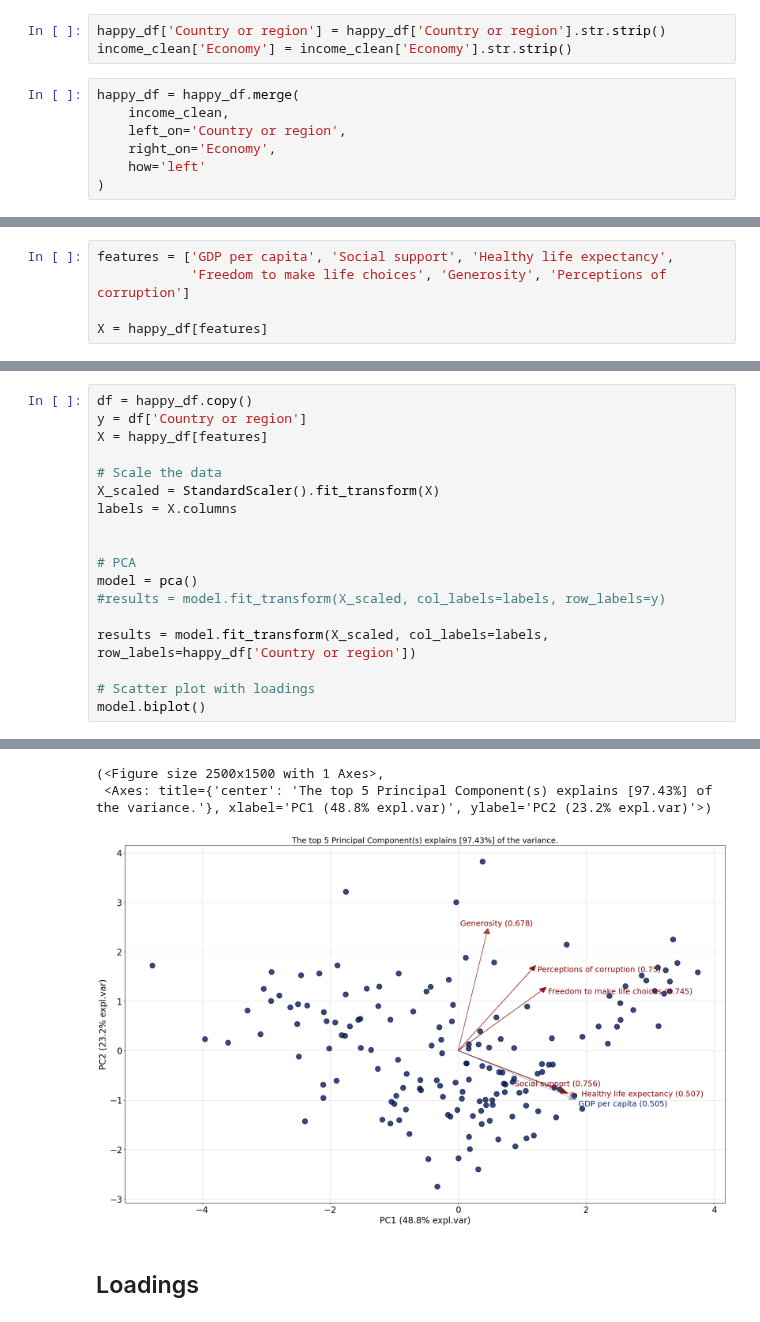
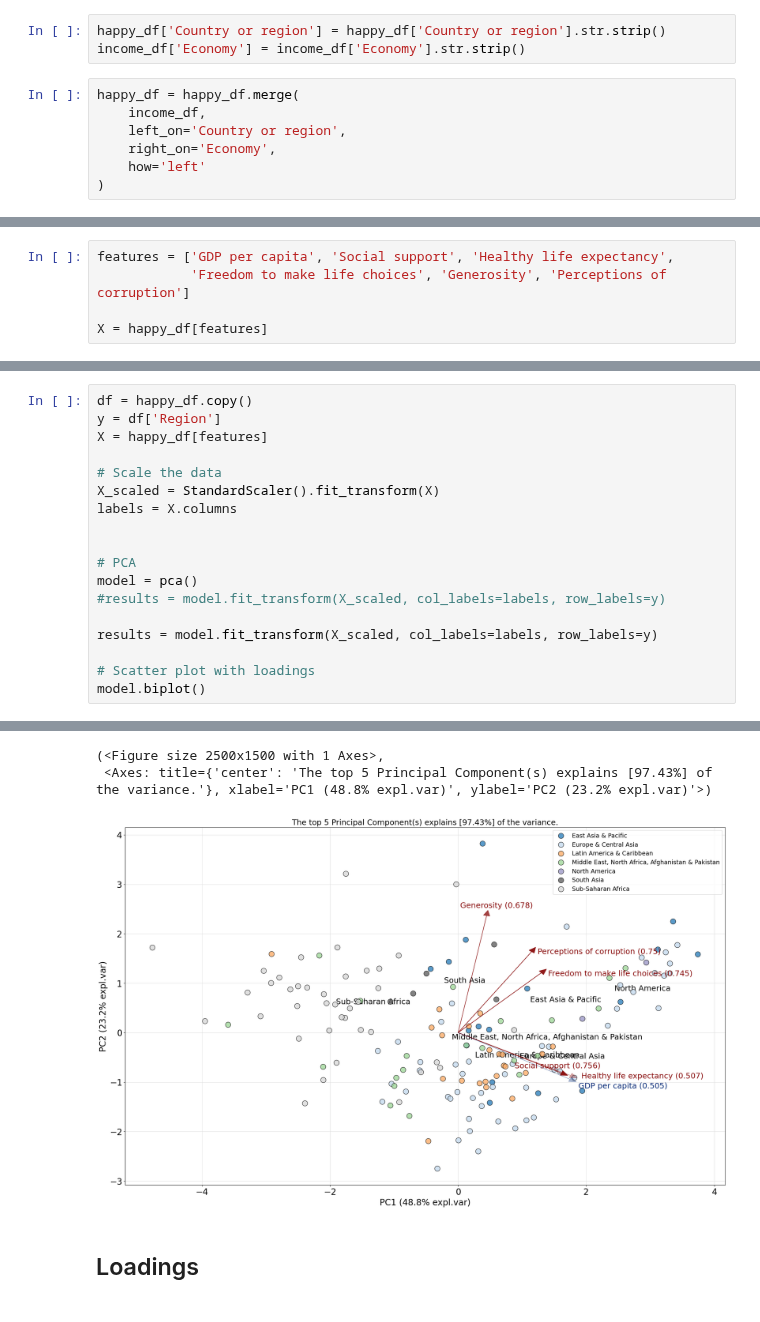
Before and after one commit to StefanFSmid/ASDA_2025_Group_3_Porfolio, a Jupyter notebook: notebooks/week_10_group_3_notebook.ipynb, the cells around one changed output, grey strips where cells are left out. Saved outputs shown, nothing was run; the diff lists cells and outputs as text.

```diff
--- a/notebooks/week_10_group_3_notebook.ipynb
+++ b/notebooks/week_10_group_3_notebook.ipynb
@@ -87,9 +52,9 @@ income_clean
 # %%
 happy_df['Country or region'] = happy_df['Country or region'].str.strip()
-income_clean['Economy'] = income_clean['Economy'].str.strip()
+income_df['Economy'] = income_df['Economy'].str.strip()
 # %%
 happy_df = happy_df.merge(
-    income_clean,
+    income_df,
     left_on='Country or region',
     right_on='Economy',
     how='left'
@@ -125,6 +102,6 @@ X = happy_df[features]
 # %%
 df = happy_df.copy()
-y = df['Country or region']
+y = df['Region']
 X = happy_df[features]
 
 # Scale the data
@@ -136,7 +113,7 @@ labels = X.columns
 model = pca()
 #results = model.fit_transform(X_scaled, col_labels=labels, row_labels=y)
 
-results = model.fit_transform(X_scaled, col_labels=labels, row_labels=happy_df['Country or region'])
+results = model.fit_transform(X_scaled, col_labels=labels, row_labels=y)
 
 # Scatter plot with loadings
 model.biplot()
@@ -157,6 +134,6 @@ model.biplot()
 (<Figure size 2500x1500 with 1 Axes>,
  <Axes: title={'center': 'The top 5 Principal Component(s) explains [97.43%] of the variance.'}, xlabel='PC1 (48.8% expl.var)', ylabel='PC2 (23.2% expl.var)'>)
-[figure, old version]
+[figure, new version]
 # %% [markdown]
 ## Loadings
 # %%
```
Also changed, not shown: parts of 7 cells of this notebook.
